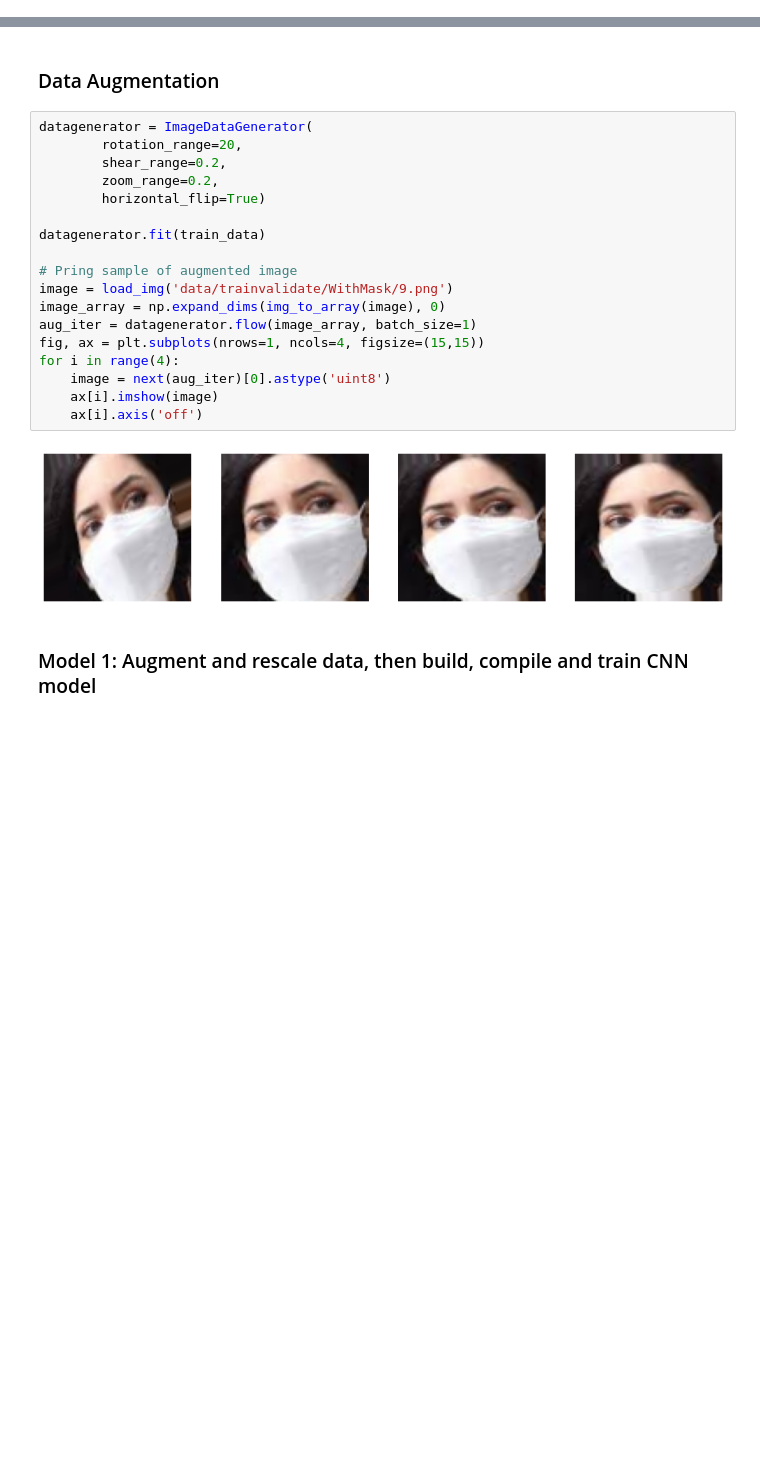
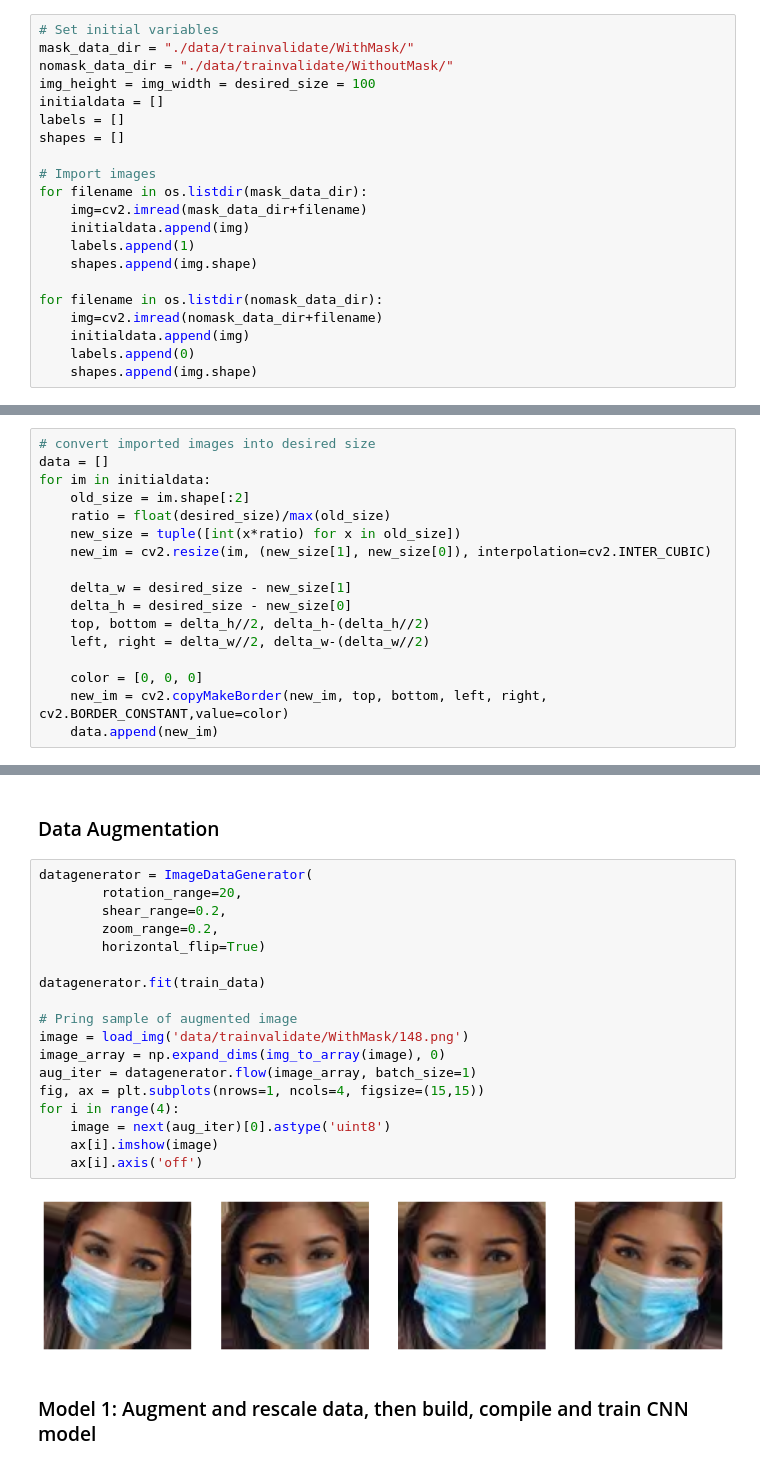
Before and after one commit to fdagher1/Face-Mask-Detection, a Jupyter notebook: FinalProject.ipynb, the cells around one changed output, grey strips where cells are left out. Saved outputs shown, nothing was run; the diff lists cells and outputs as text; blank space fills up the shorter version.

Commit message:
added 0 padding and data visualization

```diff
--- a/FinalProject.ipynb
+++ b/FinalProject.ipynb
@@ -21,3 +21,24 @@ INFO:tensorflow:Enabling tensor equality
 INFO:tensorflow:Enabling control flow v2
 # %% [markdown]
 ### Import dataset
+# %%
+# Set initial variables
+mask_data_dir = "./data/trainvalidate/WithMask/"
+nomask_data_dir = "./data/trainvalidate/WithoutMask/"
+img_height = img_width = desired_size = 100
+initialdata = []
+labels = []
+shapes = []
+
+# Import images
+for filename in os.listdir(mask_data_dir):
+    img=cv2.imread(mask_data_dir+filename)
+    initialdata.append(img)
+    labels.append(1)
+    shapes.append(img.shape)
+
+for filename in os.listdir(nomask_data_dir):
+    img=cv2.imread(nomask_data_dir+filename)
+    initialdata.append(img)
+    labels.append(0)
+    shapes.append(img.shape)
@@ -23,0 +47,17 @@ INFO:tensorflow:Enabling control flow v2
+# %%
+# convert imported images into desired size
+data = []
+for im in initialdata:
+    old_size = im.shape[:2]
+    ratio = float(desired_size)/max(old_size)
+    new_size = tuple([int(x*ratio) for x in old_size])
+    new_im = cv2.resize(im, (new_size[1], new_size[0]), interpolation=cv2.INTER_CUBIC)
+
+    delta_w = desired_size - new_size[1]
+    delta_h = desired_size - new_size[0]
+    top, bottom = delta_h//2, delta_h-(delta_h//2)
+    left, right = delta_w//2, delta_w-(delta_w//2)
+
+    color = [0, 0, 0]
+    new_im = cv2.copyMakeBorder(new_im, top, bottom, left, right, cv2.BORDER_CONSTANT,value=color)
+    data.append(new_im)
@@ -103,23 +143,23 @@ batch_size=100
 # %%
 datagenerator = ImageDataGenerator(
         rotation_range=20,
         shear_range=0.2,
         zoom_range=0.2,
         horizontal_flip=True)
 
 datagenerator.fit(train_data)
 
 # Pring sample of augmented image
-image = load_img('data/trainvalidate/WithMask/9.png')
+image = load_img('data/trainvalidate/WithMask/148.png')
 image_array = np.expand_dims(img_to_array(image), 0)
 aug_iter = datagenerator.flow(image_array, batch_size=1)
 fig, ax = plt.subplots(nrows=1, ncols=4, figsize=(15,15))
 for i in range(4):
     image = next(aug_iter)[0].astype('uint8')
     ax[i].imshow(image)
     ax[i].axis('off')
 # %% [output]
-[figure, old version]
+[figure, new version]
 # %% [markdown]
 ### Model 1: Augment and rescale data, then build, compile and train CNN model
 # %%
```
Also changed, not shown: parts of 11 cells of this notebook.
